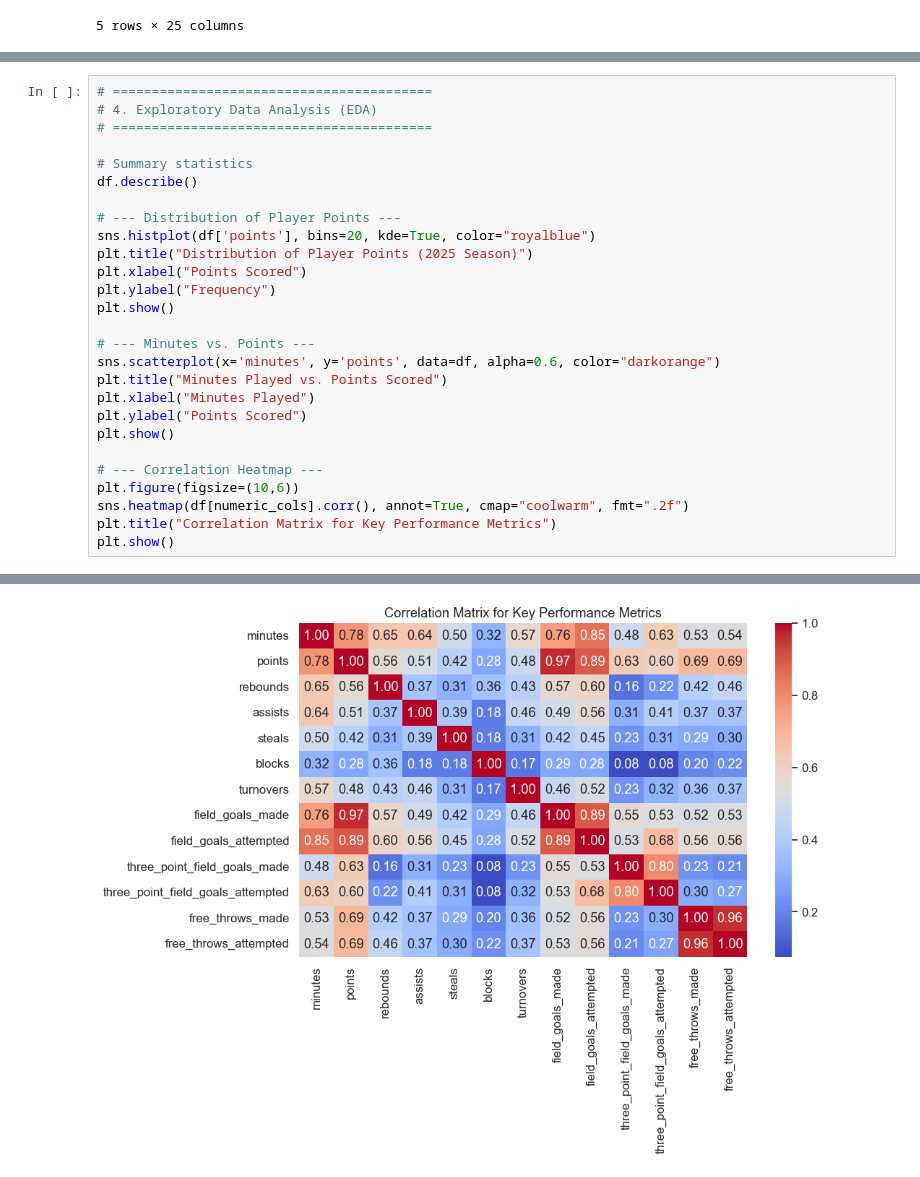
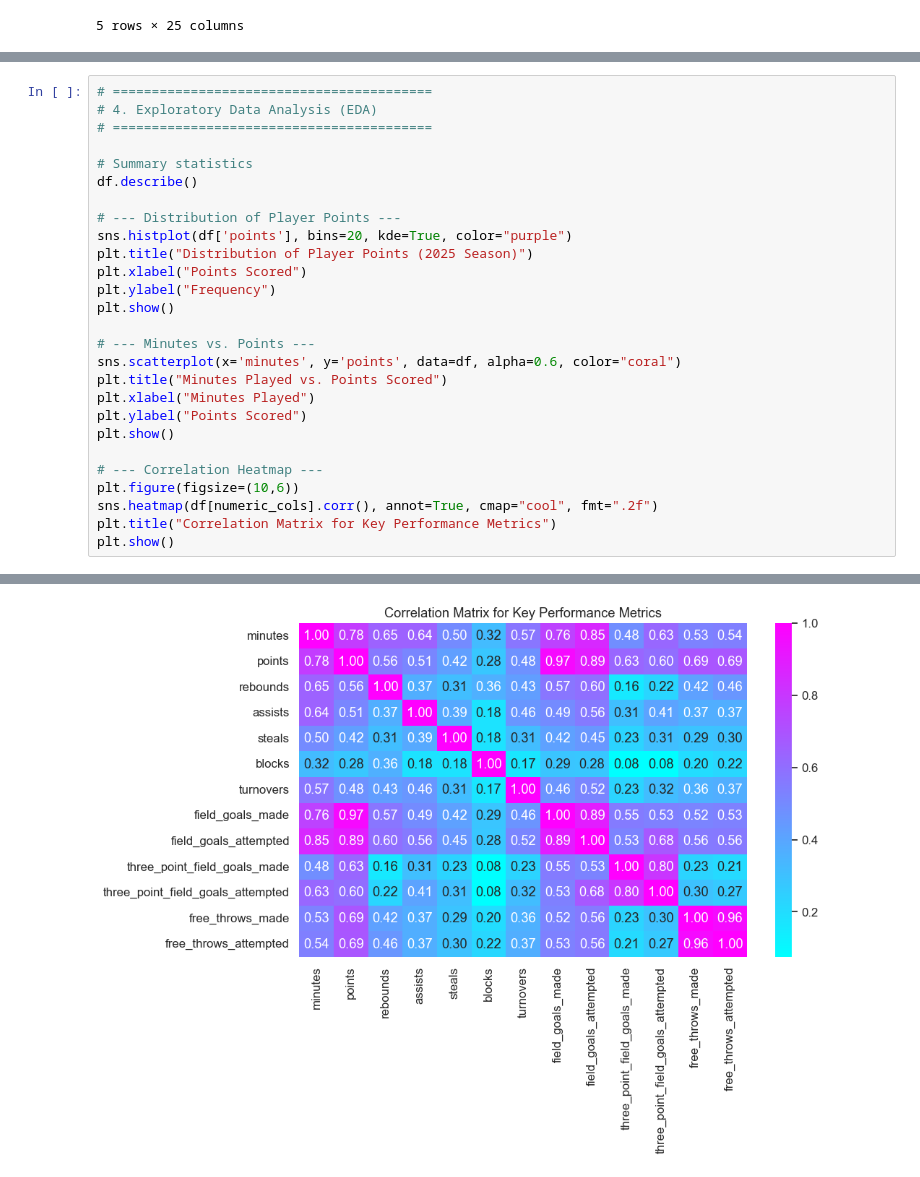
Before and after one commit to mindy0cruz/wnba-capstone, a Jupyter notebook: notebooks/wnba.ipynb, the cells around one changed output, grey strips where cells are left out. Cells and saved outputs as stored; diff of their text form.

```diff
--- a/notebooks/wnba.ipynb
+++ b/notebooks/wnba.ipynb
@@ -130,14 +131,14 @@ memory usage: 1.1+ MB
 df.describe()
 
 # --- Distribution of Player Points ---
-sns.histplot(df['points'], bins=20, kde=True, color="royalblue")
+sns.histplot(df['points'], bins=20, kde=True, color="purple")
 plt.title("Distribution of Player Points (2025 Season)")
 plt.xlabel("Points Scored")
 plt.ylabel("Frequency")
 plt.show()
 
 # --- Minutes vs. Points ---
-sns.scatterplot(x='minutes', y='points', data=df, alpha=0.6, color="darkorange")
+sns.scatterplot(x='minutes', y='points', data=df, alpha=0.6, color="coral")
 plt.title("Minutes Played vs. Points Scored")
 plt.xlabel("Minutes Played")
 plt.ylabel("Points Scored")
@@ -145,7 +146,7 @@ plt.show()
 
 # --- Correlation Heatmap ---
 plt.figure(figsize=(10,6))
-sns.heatmap(df[numeric_cols].corr(), annot=True, cmap="coolwarm", fmt=".2f")
+sns.heatmap(df[numeric_cols].corr(), annot=True, cmap="cool", fmt=".2f")
 plt.title("Correlation Matrix for Key Performance Metrics")
 plt.show()
 # %% [output]
@@ -154 +155 @@ plt.show()
-[figure, old version]
+[figure, new version]
```
Also changed, not shown: parts of 5 cells of this notebook.
